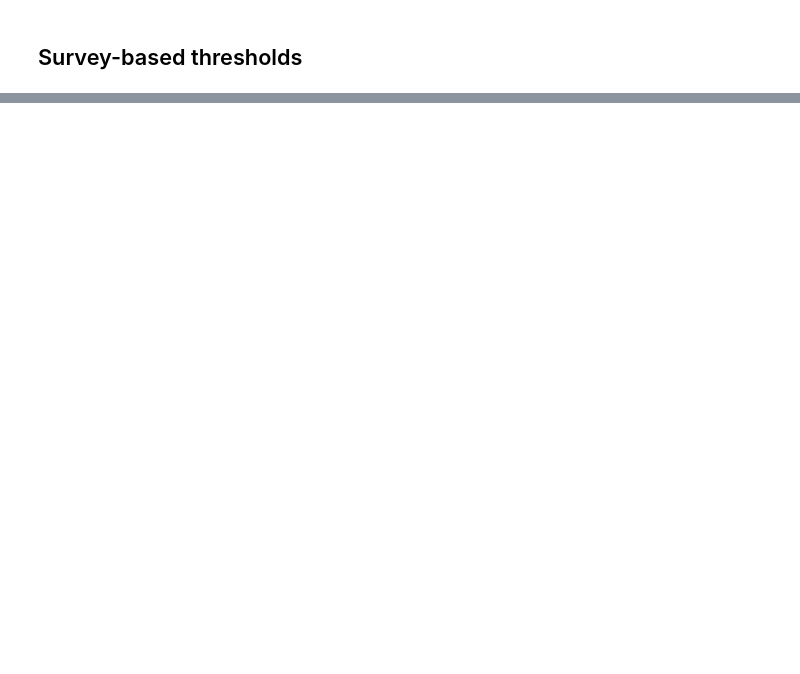
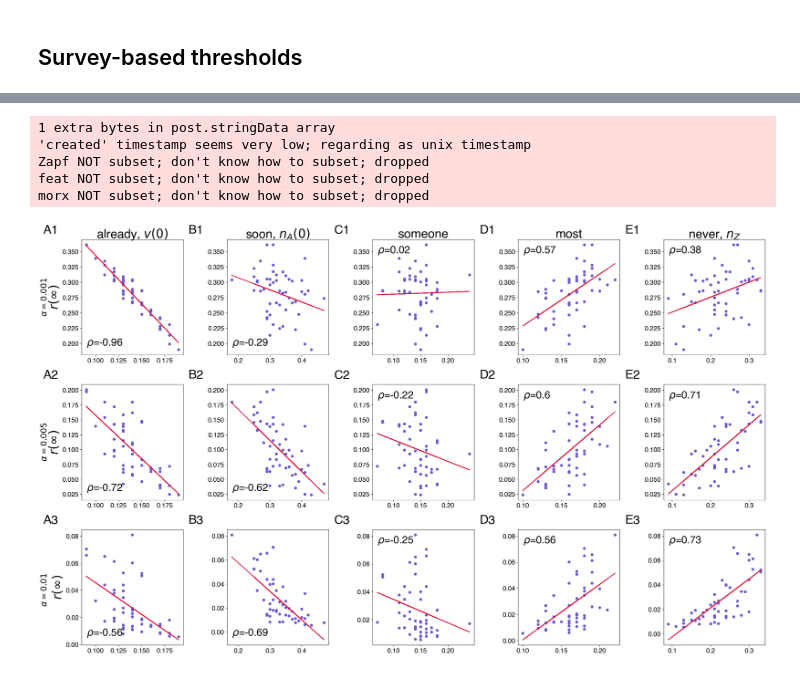
Before and after one commit to phononautomata/threshold, a Jupyter notebook: notebooks/analysis_paper.ipynb, the cells around one changed output, grey strips where cells are left out. Saved outputs shown, nothing was run; the diff lists cells and outputs as text; code cells hidden in the pictures; blank space fills up the shorter version.

```diff
--- a/notebooks/analysis_paper.ipynb
+++ b/notebooks/analysis_paper.ipynb
@@ -74,0 +111,15 @@ FileNotFoundError: [Errno 2] No such file or directory: '/Users/alfonso/workshop
+# %%
+pt.plot_panel_survey_thresholds_scatter_plots(
+        model_opinion='DD',
+        target_vaccination=[0.001, 0.005012, 0.01],
+        path_cwd=os.path.join(path_cwd, '..'),
+        cutoff_prevalence=0.001,
+        list_outliers=['Alaska'],
+        )
+# %% [output]
+1 extra bytes in post.stringData array
+'created' timestamp seems very low; regarding as unix timestamp
+Zapf NOT subset; don't know how to subset; dropped
+feat NOT subset; don't know how to subset; dropped
+morx NOT subset; don't know how to subset; dropped
+[figure, added]
```
Also changed, not shown: parts of 4 cells of this notebook, 24 other files.
